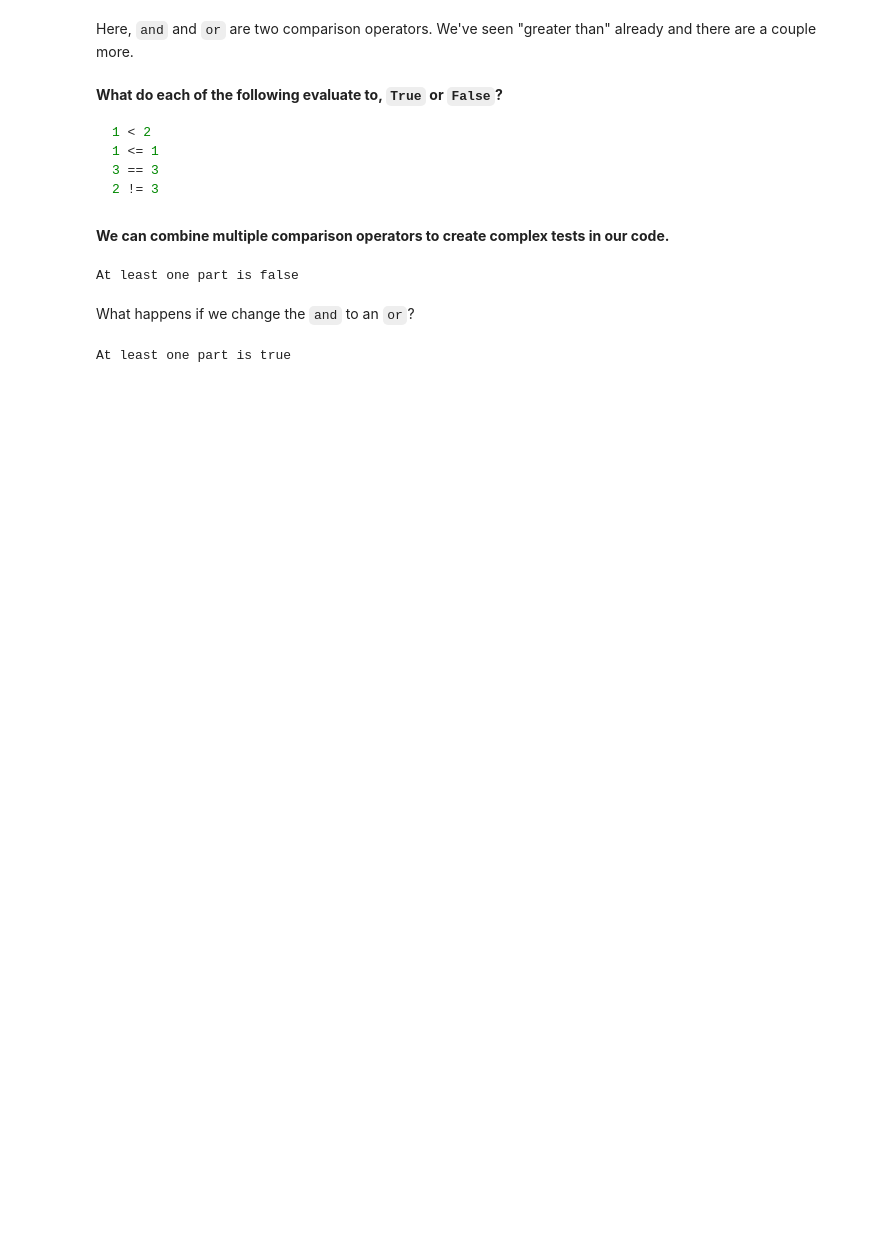
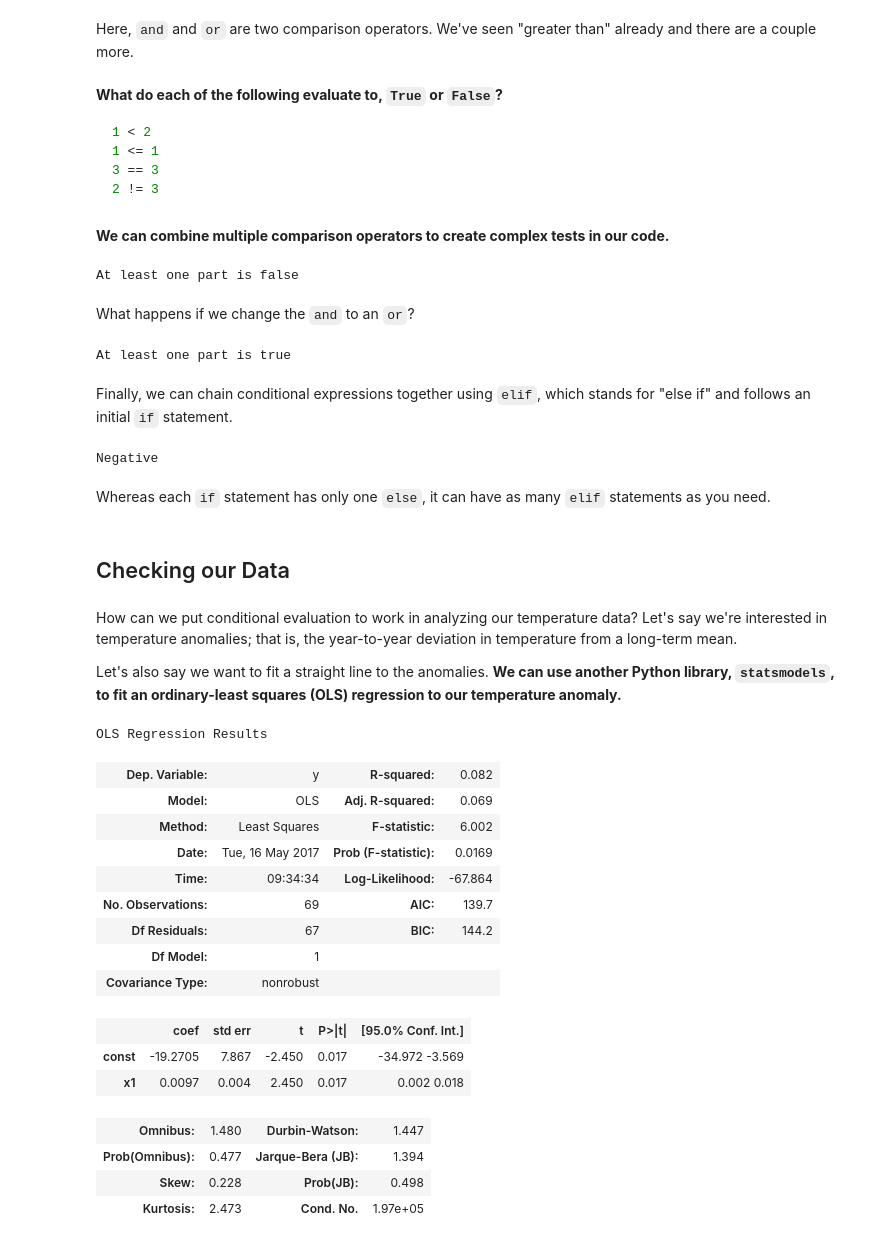
Before and after one commit to arthur-e/swc-workshop, a Jupyter notebook: python-climate/Python-SWC-Intro-Climate.ipynb, the cells around one changed output. Cells and saved outputs as stored; diff of their text form; code cells hidden in the pictures; blank space fills up the shorter version.

Commit message:
Updated Python Climate lesson; more on conditional evaluation

```diff
--- a/python-climate/Python-SWC-Intro-Climate.ipynb
+++ b/python-climate/Python-SWC-Intro-Climate.ipynb
@@ -1074,3 +1056,61 @@ if (1 > 0) or (-1 > 0):
     print('At least one part is true')
 # %% [output]
 At least one part is true
+# %% [markdown]
+Finally, we can chain conditional expressions together using `elif`, which stands for "else if" and follows an initial `if` statement.
+# %%
+number = -3
+
+if number > 0:
+    print('Positive')
+
+elif number == 0:
+    print('Is Zero')
+
+else:
+    print('Negative')
+# %% [output]
+Negative
+# %% [markdown]
+Whereas each `if` statement has only one `else`, it can have as many `elif` statements as you need.
+# %% [markdown]
+## Checking our Data
+# %% [markdown]
+How can we put conditional evaluation to work in analyzing our temperature data? Let's say we're interested in temperature anomalies; that is, the year-to-year deviation in temperature from a long-term mean.
+
+Let's also say we want to fit a straight line to the anomalies. **We can use another Python library, `statsmodels`, to fit an ordinary-least squares (OLS) regression to our temperature anomaly.**
+# %%
+import statsmodels.api as sm
+
+data = np.loadtxt('wvu.temperature.csv', delimiter = ',')
+
+# Subtract the location's long-term mean
+y_data = data.mean(axis = 1) - data.mean()
+
+# Create an array of numbers 1948, 1949, ..., 2016
+x_data = np.arange(1948, 2017)
+
+# Add a constant (the intercept term)
+x_data = sm.add_constant(x_data)
+
+# Fit the temperature anomalies to a simple time series
+results = sm.OLS(y_data, x_data).fit()
+results.summary()
+# %% [output]
+OLS Regression Results
+| Dep. Variable: | y | R-squared: | 0.082 |
+| Model: | OLS | Adj. R-squared: | 0.069 |
+| Method: | Least Squares | F-statistic: | 6.002 |
+| Date: | Tue, 16 May 2017 | Prob (F-statistic): | 0.0169 |
+| Time: | 09:34:34 | Log-Likelihood: | -67.864 |
+| No. Observations: | 69 | AIC: | 139.7 |
+| Df Residuals: | 67 | BIC: | 144.2 |
+| Df Model: | 1 |  |  |
+| Covariance Type: | nonrobust |  |  |
+|  | coef | std err | t | P>|t| | [95.0% Conf. Int.] |
+| const | -19.2705 | 7.867 | -2.450 | 0.017 | -34.972 -3.569 |
+| x1 | 0.0097 | 0.004 | 2.450 | 0.017 | 0.002 0.018 |
+| Omnibus: | 1.480 | Durbin-Watson: | 1.447 |
+| Prob(Omnibus): | 0.477 | Jarque-Bera (JB): | 1.394 |
+| Skew: | 0.228 | Prob(JB): | 0.498 |
+| Kurtosis: | 2.473 | Cond. No. | 1.97e+05 |
```
Also changed, not shown: parts of 7 cells of this notebook.
